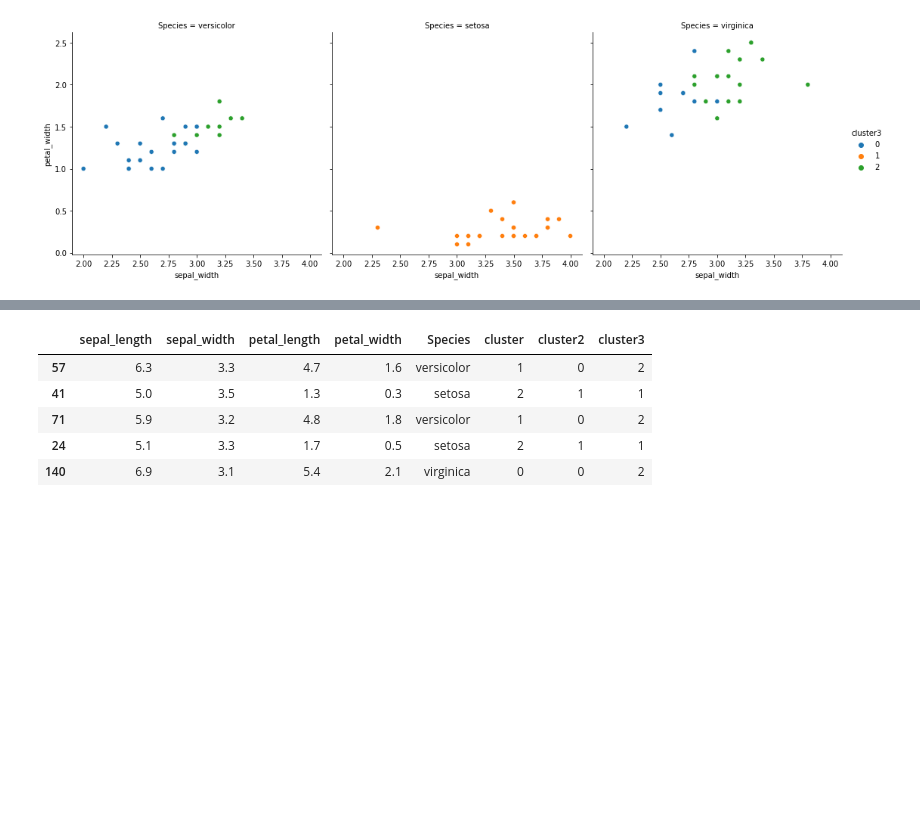
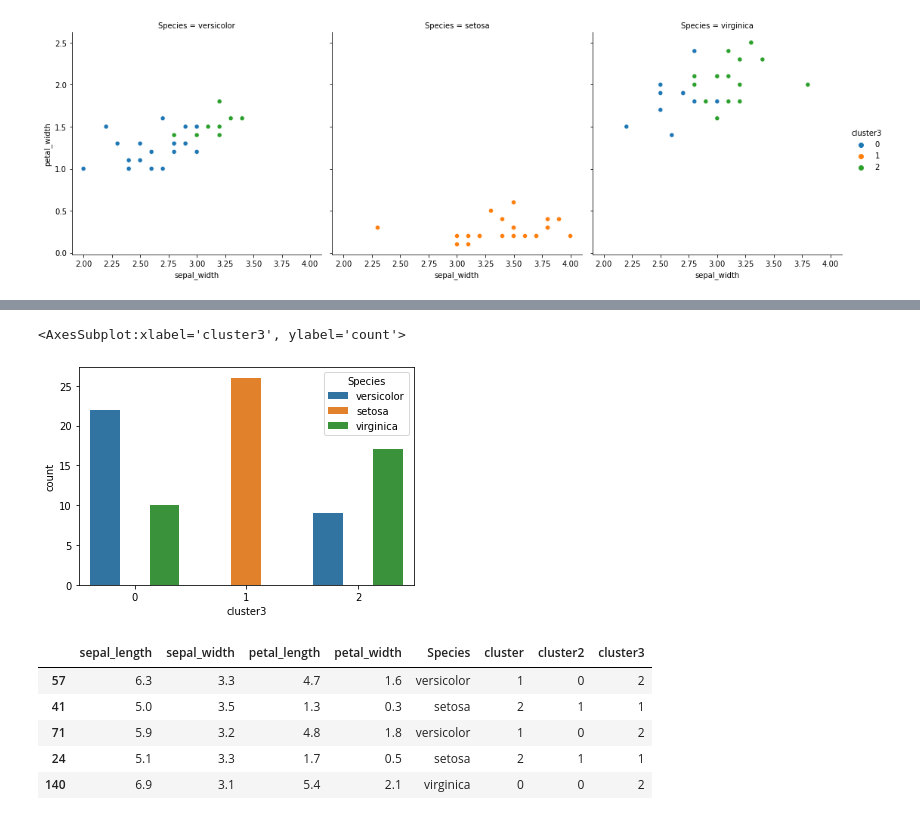
Before and after one commit to watermanbrandyn/clustering-exercises, a Jupyter notebook: modeling.ipynb, the cells around one changed output, grey strips where cells are left out. Saved outputs shown, nothing was run; the diff lists cells and outputs as text; code cells hidden in the pictures; blank space fills up the shorter version.

```diff
--- a/modeling.ipynb
+++ b/modeling.ipynb
@@ -218,3 +238,8 @@ sns.relplot(data=train, x='sepal_width', y='petal_width', hue='cluster3', col='S
+# %%
+sns.countplot(data=train, x='cluster3', hue='Species')
+# %% [output]
+<AxesSubplot:xlabel='cluster3', ylabel='count'>
+[figure, added]
 # %%
 train.head()
 # %% [output]
```
Also changed, not shown: parts of 3 cells of this notebook.
